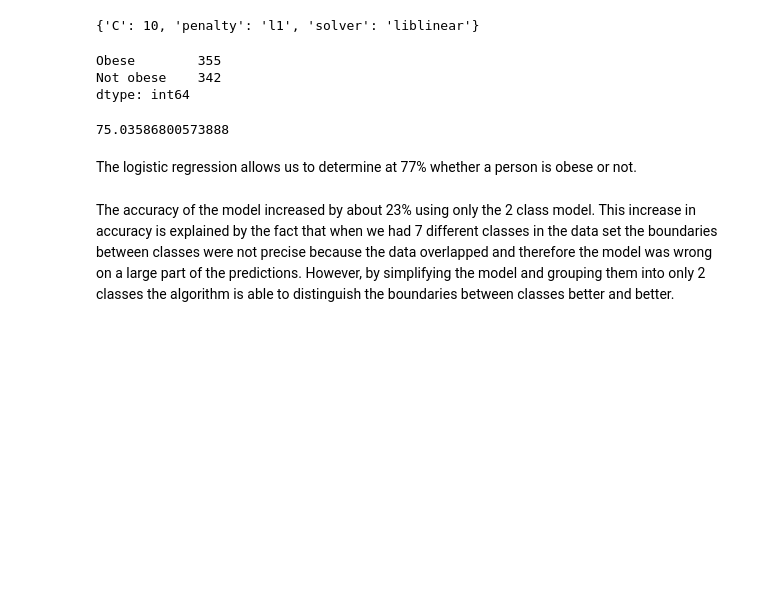
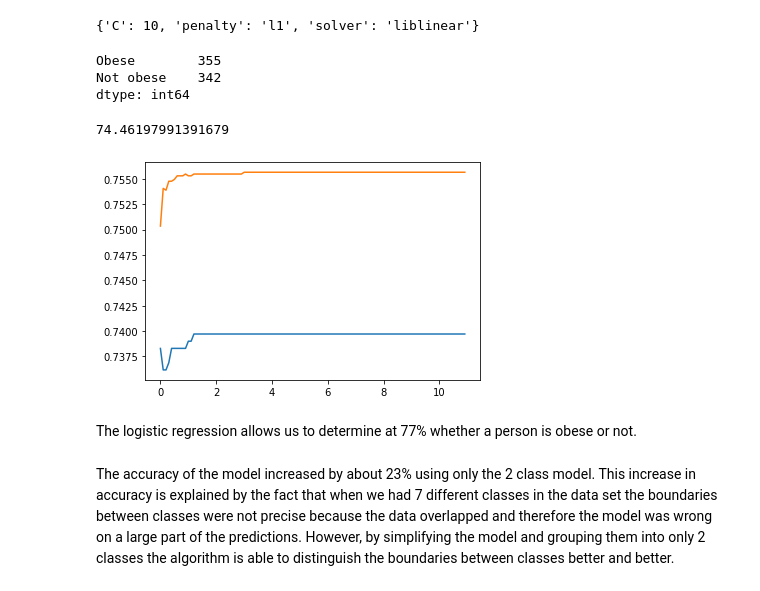
Before and after one commit to corentin-pujol/Obesity-types-prediction, a Jupyter notebook: Obesity_levels_prediction.ipynb, the cells around one changed output. Drawn from its saved outputs; the diff is of its cells as text; code cells hidden in the pictures; blank space fills up the shorter version.

```diff
--- a/Obesity_levels_prediction.ipynb
+++ b/Obesity_levels_prediction.ipynb
@@ -594,4 +608,4 @@ x_train, x_test, y_train, y_test = train_test_split(x_scaled, y, test_size=0.33)
 # %%
 lg = LogisticRegression()
 
-parameters = {"penalty" : ['l1', 'l2', 'elasticnet', 'none'], "solver": ['newton-cg', 'lbfgs', 'liblinear'], "C": [100, 10, 1.0, 0.1, 0.01]}
+parameters = {"penalty" : ['l1', 'l2', 'elasticnet', 'none'], "solver": ['newton-cg', 'lbfgs', 'liblinear'], "C": [10, 1.0, 0.1, 0.01]}
@@ -810,7 +853,11 @@ df_result_pred_test.columns = ["result"]
 acc_value = 100*df_result_pred_test["result"].value_counts()[1]/len(df_result_pred_test["result"])
 acc_value
 # %% [output]
-75.03586800573888
+74.46197991391679
+# %%
+validation_curve_function(LogisticRegression(), x_train, y_train, "C", np.arange(0.01,11,0.1))
+# %% [output]
+[figure, added]
 # %% [markdown]
 The logistic regression allows us to determine at 77% whether a person is obese or not.
 # %% [markdown]
```
Also changed, not shown: parts of 36 cells of this notebook.
